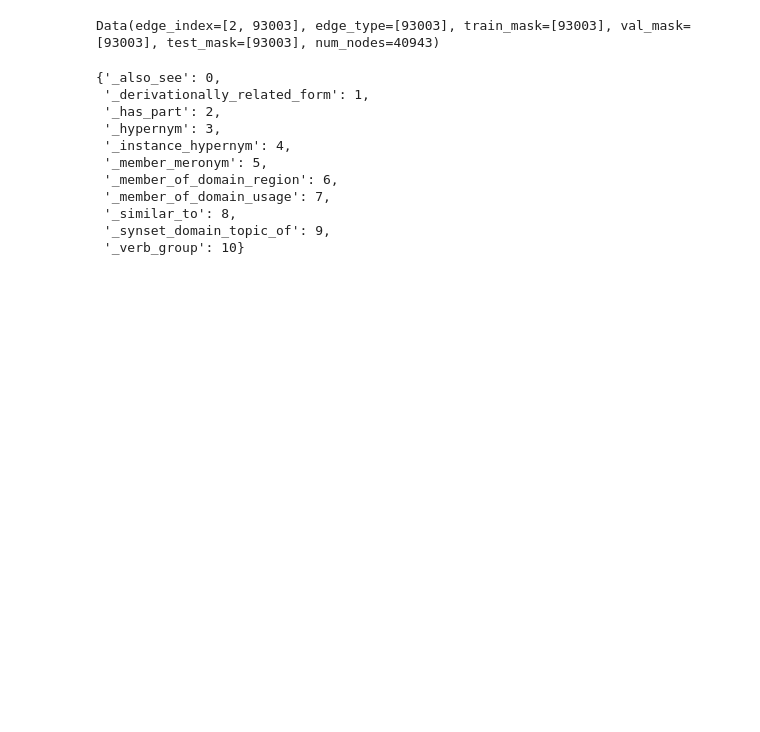
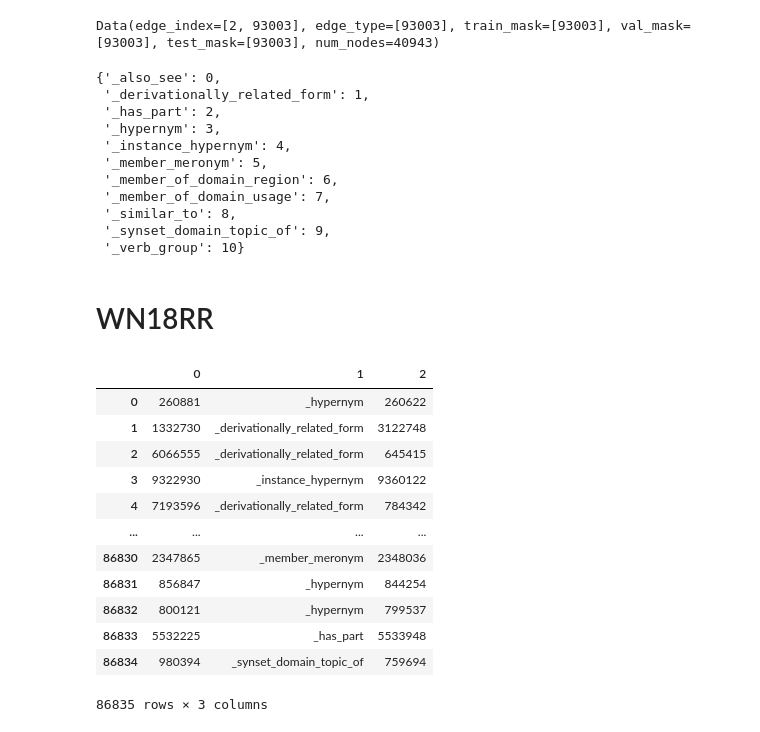
Before and after one commit to jpelayx/nlp, a Jupyter notebook: dataset.ipynb, the cells around one changed output. Drawn from its saved outputs; the diff is of its cells as text; code cells hidden in the pictures; blank space fills up the shorter version.

```diff
--- a/dataset.ipynb
+++ b/dataset.ipynb
@@ -417,3 +437,5 @@ wordnet.edge2id
  '_similar_to': 8,
  '_synset_domain_topic_of': 9,
  '_verb_group': 10}
+# %% [markdown]
+# WN18RR
@@ -419,0 +444,17 @@ wordnet.edge2id
+# %%
+relations = pd.read_csv("data/wn18rr/train.txt", sep="\t", header=None)
+relations
+# %% [output]
+|  | 0 | 1 | 2 |
+| 0 | 260881 | _hypernym | 260622 |
+| 1 | 1332730 | _derivationally_related_form | 3122748 |
+| 2 | 6066555 | _derivationally_related_form | 645415 |
+| 3 | 9322930 | _instance_hypernym | 9360122 |
+| 4 | 7193596 | _derivationally_related_form | 784342 |
+| ... | ... | ... | ... |
+| 86830 | 2347865 | _member_meronym | 2348036 |
+| 86831 | 856847 | _hypernym | 844254 |
+| 86832 | 800121 | _hypernym | 799537 |
+| 86833 | 5532225 | _has_part | 5533948 |
+| 86834 | 980394 | _synset_domain_topic_of | 759694 |
+86835 rows × 3 columns
```
Also changed, not shown: parts of 26 cells of this notebook, 4 other files.
